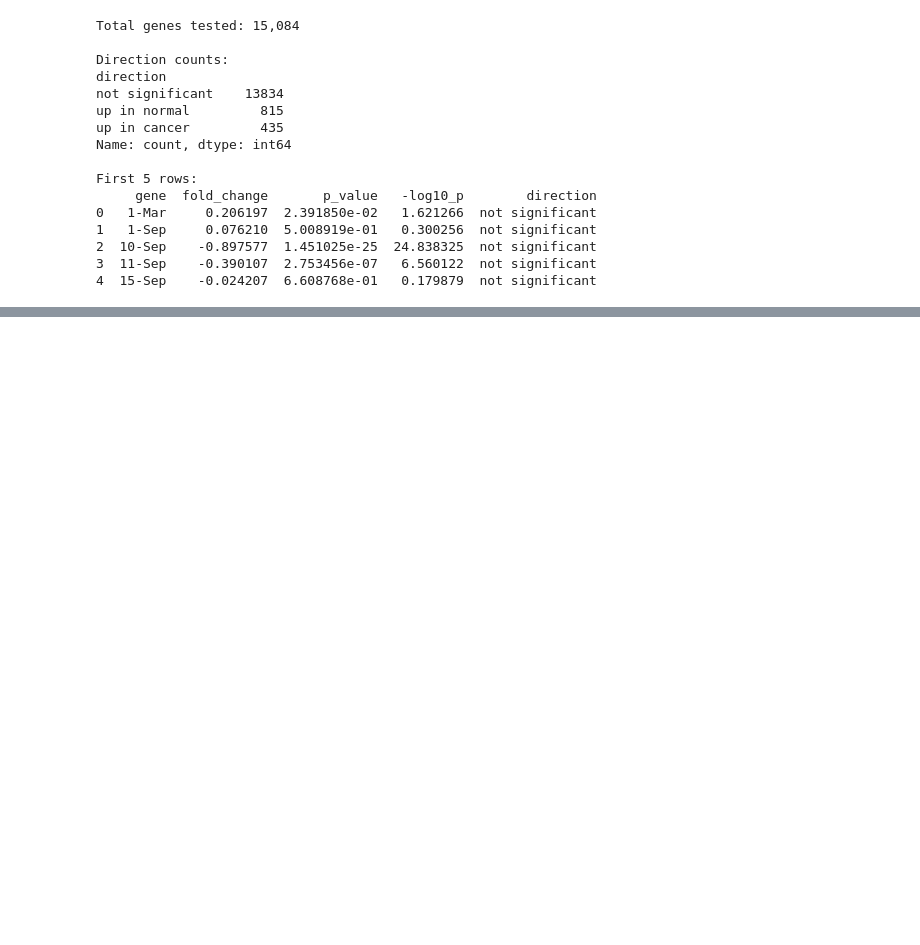
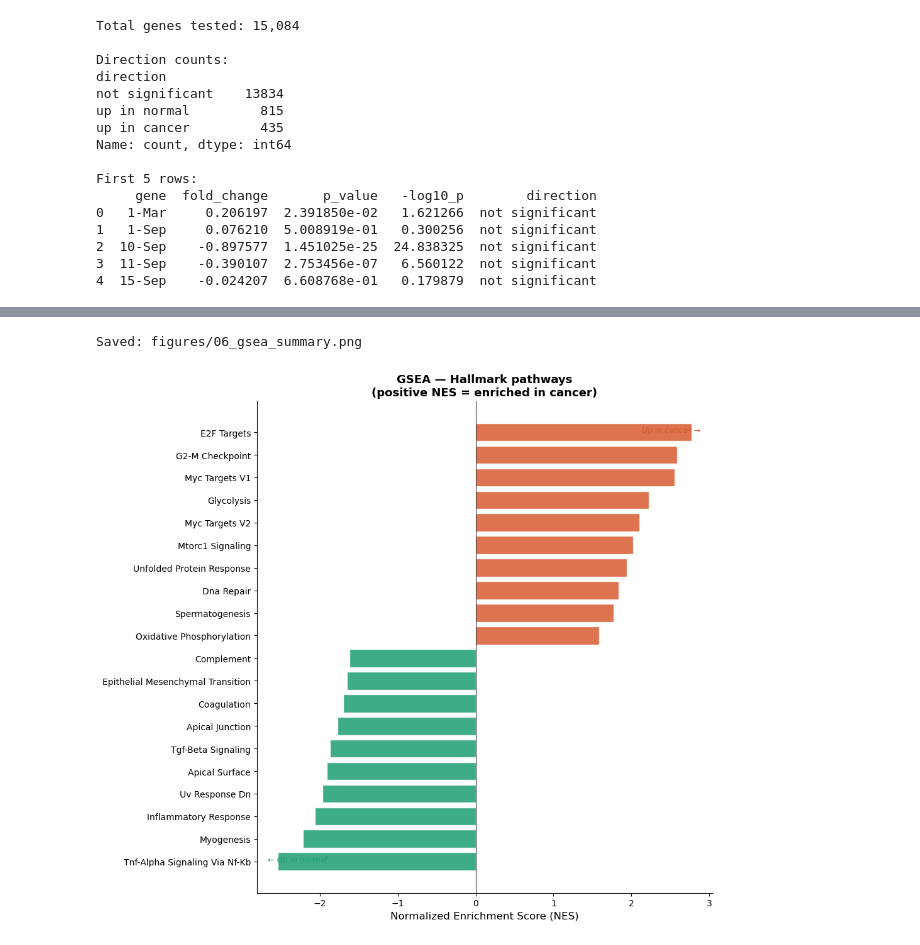
Before and after one commit to reuel-web/lung-cell-analysis, a Jupyter notebook: notebooks/03_pathway_enrichment.ipynb, the cells around one changed output, grey strips where cells are left out. Saved outputs shown, nothing was run; the diff lists cells and outputs as text; code cells hidden in the pictures; blank space fills up the shorter version.

```diff
--- a/notebooks/03_pathway_enrichment.ipynb
+++ b/notebooks/03_pathway_enrichment.ipynb
@@ -67,0 +222,50 @@ ValueError: Invalid organism 'Human'. Valid options are: c. elegans, caenorhabdi
+# %%
+def plot_gsea_summary(gsea_results, top_n=20, save_path=None):
+    df = gsea_results.res2d.copy()
+    df = df[df['FDR q-val'] < 0.25]
+    df['Term'] = (df['Term']
+                  .str.replace('HALLMARK_', '', regex=False)
+                  .str.replace('_', ' ', regex=False)
+                  .str.title())
+    df = df.sort_values('NES')
+
+    # Top and bottom N
+    half = top_n // 2
+    plot_df = pd.concat([df.head(half), df.tail(half)]).drop_duplicates()
+    plot_df = plot_df.sort_values('NES')
+
+    colours = ['#1D9E75' if x < 0 else '#D85A30' for x in plot_df['NES']]
+
+    fig, ax = plt.subplots(figsize=(10, max(6, len(plot_df) * 0.45)))
+
+    ax.barh(range(len(plot_df)), plot_df['NES'],
+            color=colours, alpha=0.85, edgecolor='white')
+
+    ax.set_yticks(range(len(plot_df)))
+    ax.set_yticklabels(plot_df['Term'], fontsize=10)
+    ax.axvline(x=0, color='#333333', linewidth=0.8)
+    ax.set_xlabel('Normalized Enrichment Score (NES)', fontsize=12)
+    ax.set_title('GSEA — Hallmark pathways\n(positive NES = enriched in cancer)',
+                 fontsize=13, fontweight='bold')
+    ax.spines['top'].set_visible(False)
+    ax.spines['right'].set_visible(False)
+
+    xlim = ax.get_xlim()
+    ax.text(xlim[1] * 0.95, len(plot_df) - 1,
+            'Up in cancer →', ha='right', fontsize=9,
+            color='#D85A30', style='italic')
+    ax.text(xlim[0] * 0.95, 0,
+            '← Up in normal', ha='left', fontsize=9,
+            color='#1D9E75', style='italic')
+
+    plt.tight_layout()
+    if save_path:
+        plt.savefig(save_path, dpi=150, bbox_inches='tight')
+        print(f"Saved: {save_path}")
+    plt.show()
+
+
+plot_gsea_summary(gsea_results, save_path='figures/06_gsea_summary.png')
+# %% [output]
+Saved: figures/06_gsea_summary.png
+[figure, added]
```
Also changed, not shown: parts of 6 cells of this notebook.
